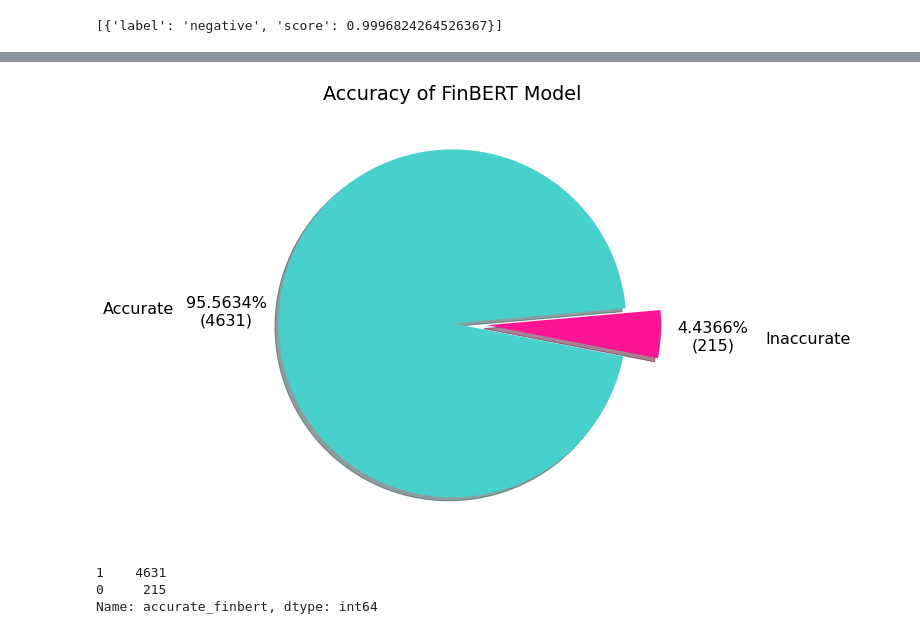
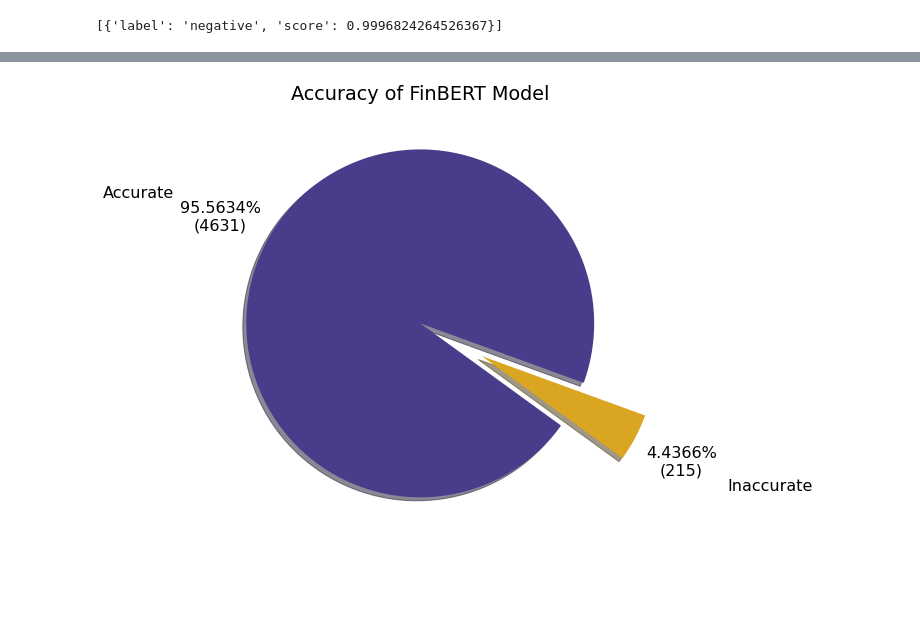
Before and after one commit to Kevin-Kwasnik/aspect-based-sentiment-analysis, a Jupyter notebook: 4c_feature-engineer.ipynb, the cells around one changed output, grey strips where cells are left out. Saved outputs shown, nothing was run; the diff lists cells and outputs as text; code cells hidden in the pictures; blank space fills up the shorter version.

Commit message:
visual update

```diff
--- a/4c_feature-engineer.ipynb
+++ b/4c_feature-engineer.ipynb
@@ -271,11 +271,12 @@ df.head()
 # %%
 ## Check how many predictions the finbert pipeline accurately predicted the sentiment
 total= len(df.accurate_finbert)
-explode=[0,.2]
-plt.pie(df.accurate_finbert.value_counts(), labels=['Accurate', 'Inaccurate'], explode=explode,colors=['mediumturquoise','deeppink'],
+explode=[0,.4]
+plt.pie(df.accurate_finbert.value_counts(), labels=['Accurate', 'Inaccurate'],
+        explode=explode,colors=['darkslateblue','goldenrod'],
         shadow=True, autopct=lambda p: '{:.4f}%\n({:.0f})'.format(p, total*p/100),
-       pctdistance=1.3, labeldistance=1.6, startangle=5)
+       pctdistance=1.3, labeldistance=1.6, startangle=-20)
 plt.title('Accuracy of FinBERT Model')
 plt.show()
 # %% [output]
-[figure, old version]
+[figure, new version]
@@ -282,6 +295,3 @@ plt.show()
 # %%
-df.accurate_finbert.value_counts()
+accuracy_df = pd.DataFrame({'accurate':accurate,
+                           'inaccurate':inaccurate}, index=index)
-# %% [output]
-1    4631
-0     215
-Name: accurate_finbert, dtype: int64
```
Also changed, not shown: parts of 10 cells of this notebook.
